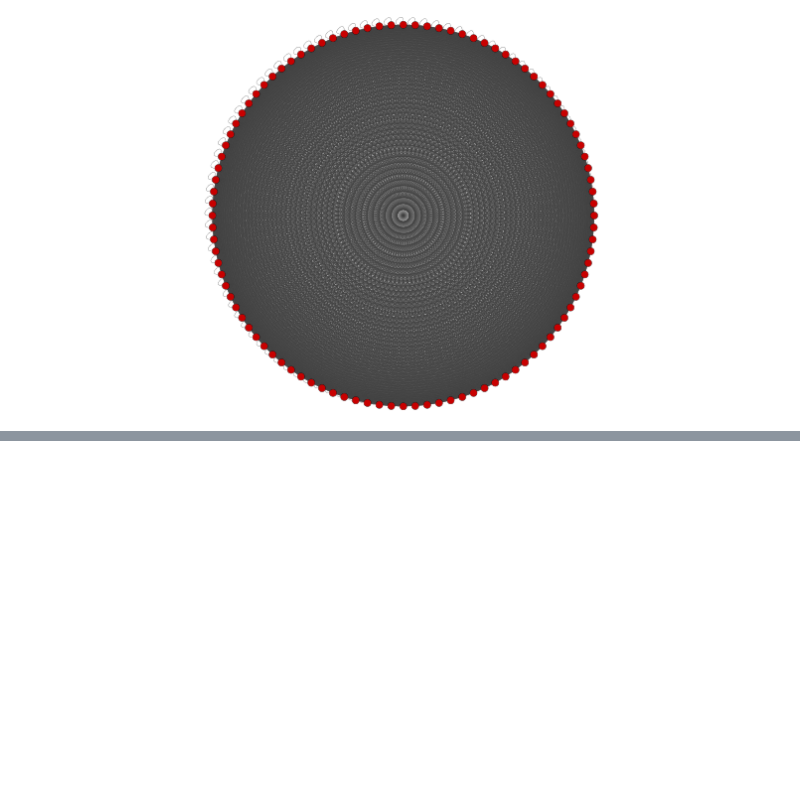
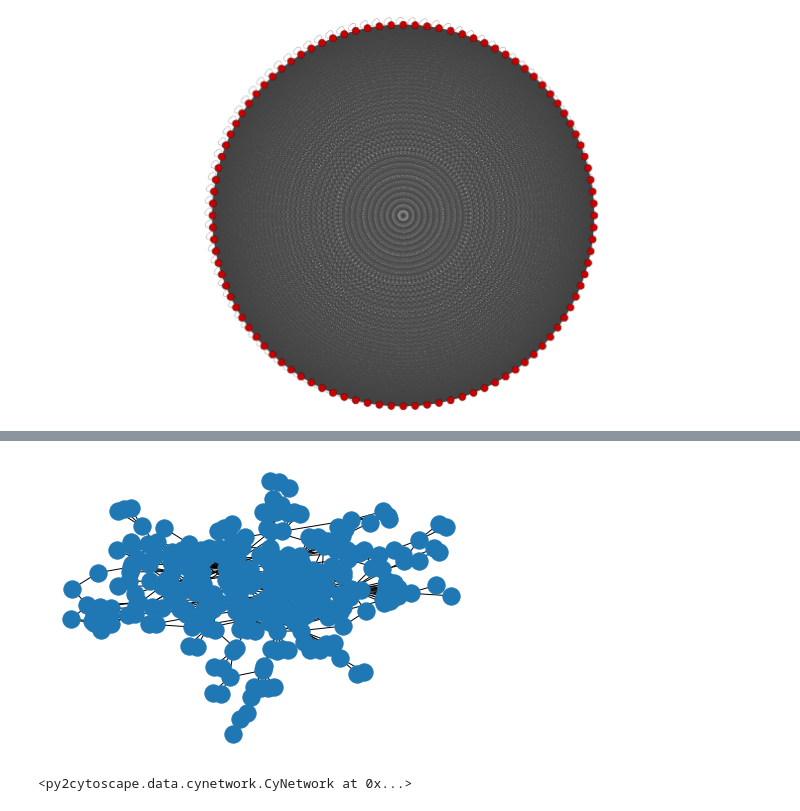
Before and after one commit to gitter-lab/tps, a Jupyter notebook: interactive_analysis/py2cytoscape_sample.ipynb, the cells around one changed output, grey strips where cells are left out. Cells and saved outputs as stored; diff of their text form; code cells hidden in the pictures; blank space fills up the shorter version.

```diff
--- a/interactive_analysis/py2cytoscape_sample.ipynb
+++ b/interactive_analysis/py2cytoscape_sample.ipynb
@@ -172,0 +155,3 @@ Image(tps.get_png(height=400))
+# %%
+data = pd.read_csv(output, names=['source', 'interaction','target'], delimiter="\t")
+data
@@ -172,0 +172,11 @@ Image(tps.get_png(height=400))
+# %%
+import matplotlib.pyplot as plt
+g = nx.from_pandas_edgelist(data, 'source', 'target')
+nx.draw(g)
+plt.show()
+# %% [output]
+[figure, added]
+# %%
+cy.network.create_from_dataframe(data)
+# %% [output]
+<py2cytoscape.data.cynetwork.CyNetwork at 0x...>
```
Also changed, not shown: parts of 7 cells of this notebook, 10 other files.
